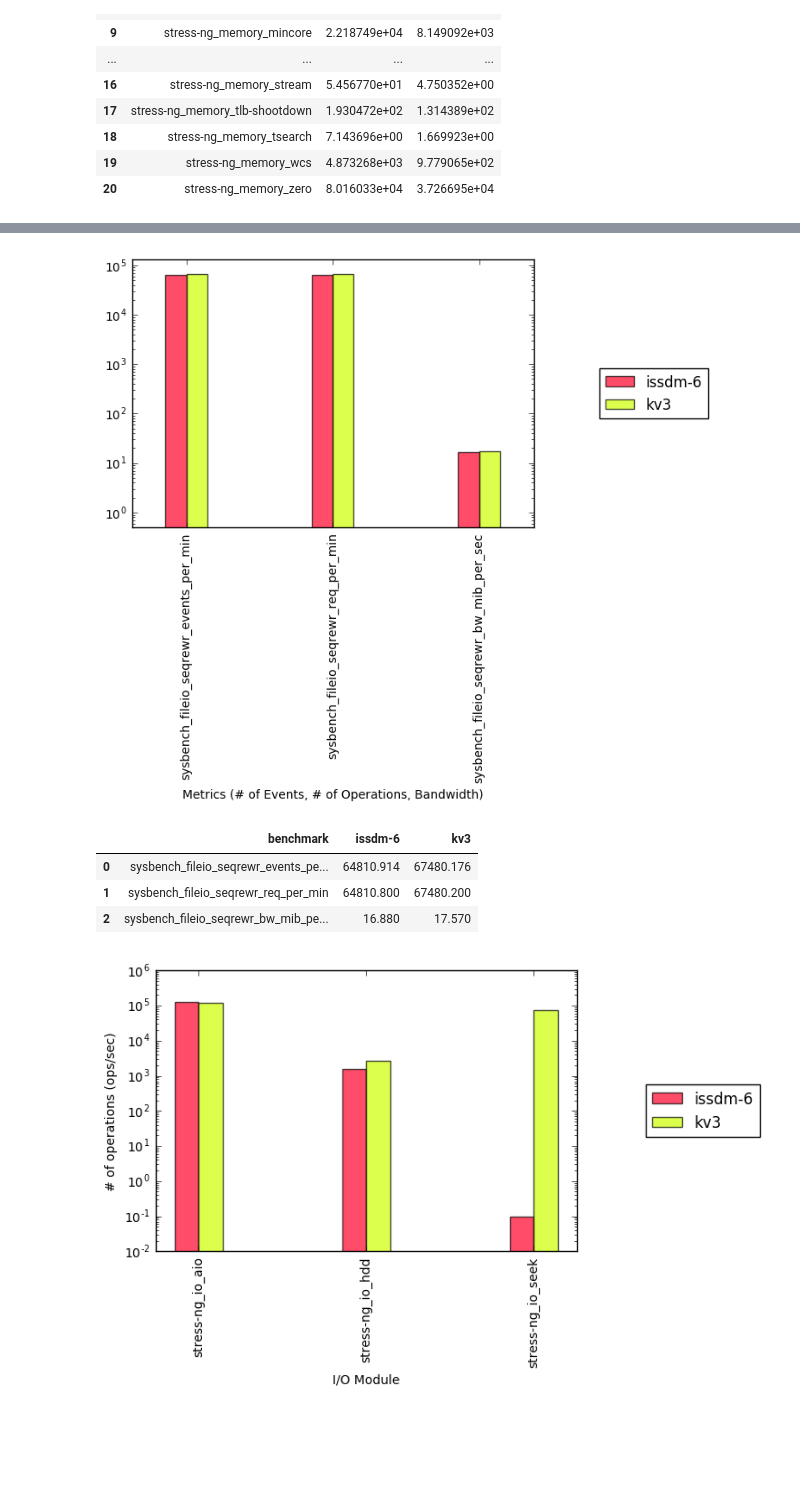
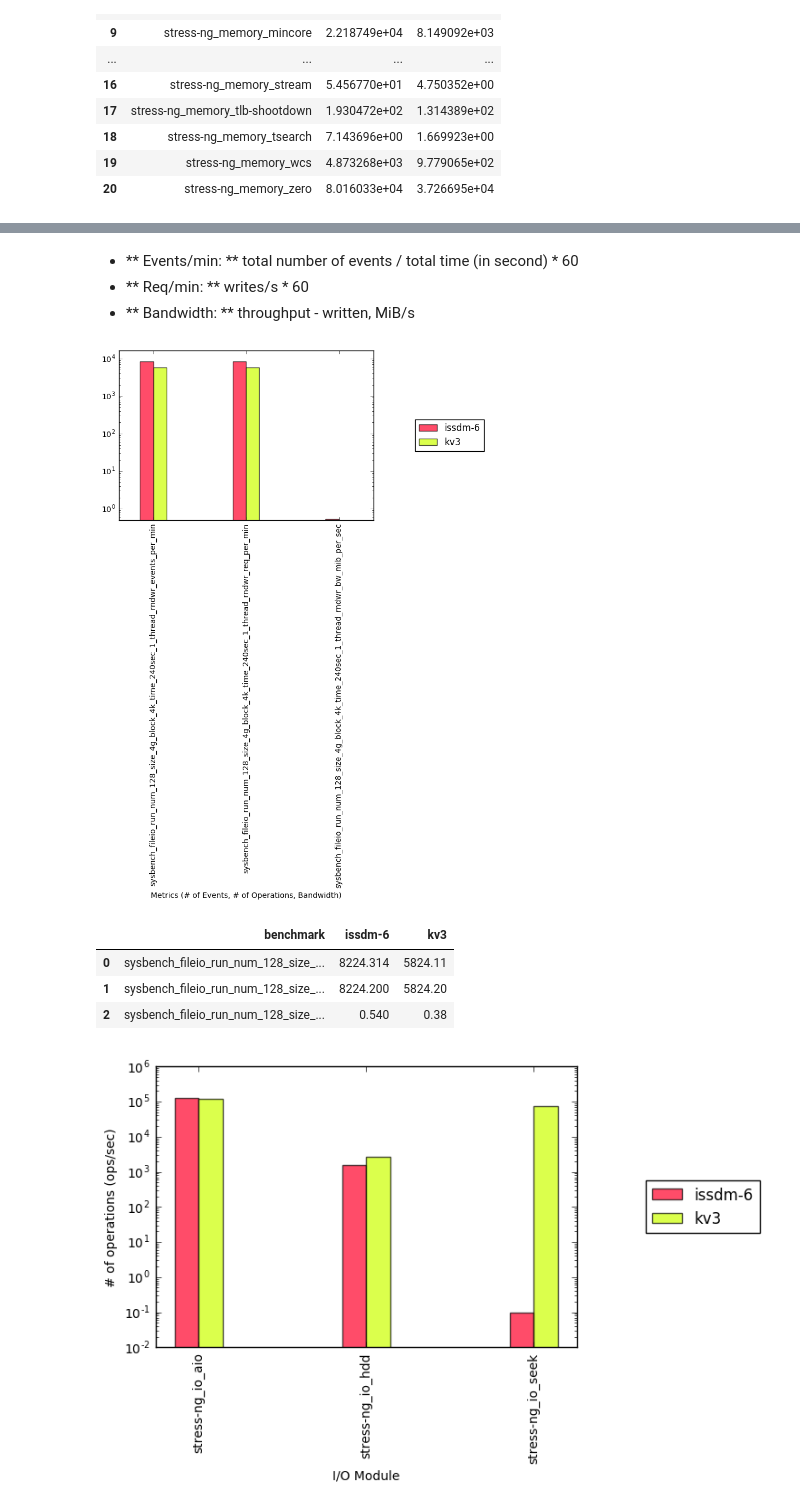
Before and after one commit to ljishen/BSFD, a Jupyter notebook: playbook/bench/visualize.ipynb, the cells around one changed output, grey strips where cells are left out. Drawn from its saved outputs; the diff is of its cells as text; code cells hidden in the pictures; blank space fills up the shorter version.

```diff
--- a/playbook/bench/visualize.ipynb
+++ b/playbook/bench/visualize.ipynb
@@ -129,14 +204,18 @@ stress_ng_memory_df
+# %% [markdown]
+- ** Events/min: ** total number of events / total time (in second) * 60
+- ** Req/min: ** writes/s \* 60
+- ** Bandwidth: ** throughput - written, MiB/s
 # %%
 sysbench_fileio_df = plot_hist(category_name='sysbench_fileio', yscale='log',
                                xmargin=0.1 , tick_rotation='vertical',
-                               xlabel='Metrics (# of Events, # of Operations, Bandwidth)', ylabel='', ylim=(0.5, 131072))
+                               xlabel='Metrics (# of Events, # of Operations, Bandwidth)', ylabel='', ylim=(0.5, 16384))
 sysbench_fileio_df
 # %% [output]
-[figure, old version]
+[figure, new version]
 |  | benchmark | issdm-6 | kv3 |
-| 0 | sysbench_fileio_seqrewr_events_pe... | 64810.914 | 67480.176 |
-| 1 | sysbench_fileio_seqrewr_req_per_min | 64810.800 | 67480.200 |
-| 2 | sysbench_fileio_seqrewr_bw_mib_pe... | 16.880 | 17.570 |
+| 0 | sysbench_fileio_run_num_128_size_... | 8224.314 | 5824.11 |
+| 1 | sysbench_fileio_run_num_128_size_... | 8224.200 | 5824.20 |
+| 2 | sysbench_fileio_run_num_128_size_... | 0.540 | 0.38 |
 # %%
 stress_ng_io_df = plot_hist(category_name='stress-ng_io', yscale='log',
                             xmargin=0.05 , tick_rotation='vertical',
```
Also changed, not shown: parts of 7 cells of this notebook, 8 other files.
